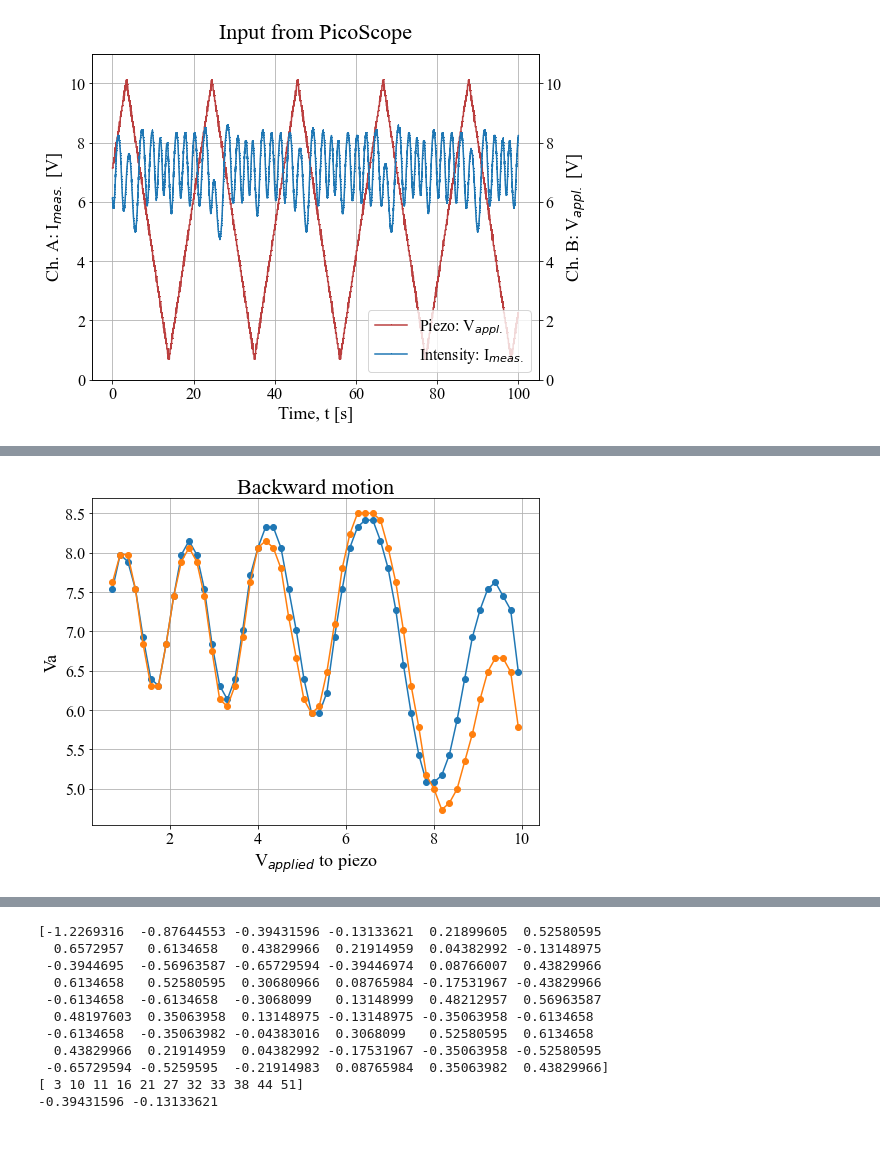
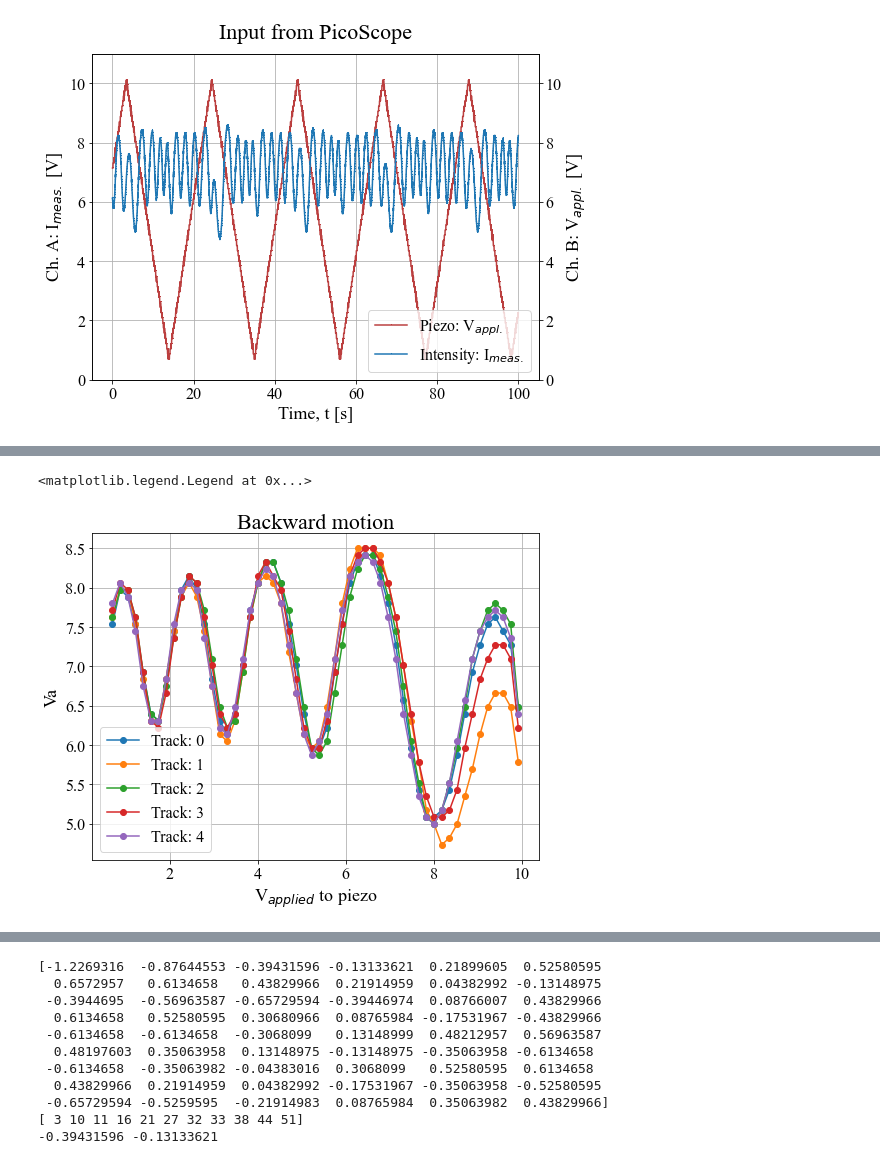
Before and after one commit to Neub28/Experimentel-Physics-2, a Jupyter notebook: Michelson-interferometer/Nicolai/Databehandling dag 1.ipynb, the cells around one changed output, grey strips where cells are left out. Cells and saved outputs as stored; diff of their text form; code cells hidden in the pictures.

```diff
--- a/Michelson-interferometer/Nicolai/Databehandling dag 1.ipynb
+++ b/Michelson-interferometer/Nicolai/Databehandling dag 1.ipynb
@@ -180,7 +189,7 @@ abe = 0
 nextrun = True
 i_prev = 0
 
-while(abe < 5):
+while(abe < 11):
     dy_init = 0
 
     forward_tracks = []
@@ -273,8 +282,6 @@ for track in backward_ts_list :
     Va_backward_list.append(Va)
 # %%
 fig, ax = plt.subplots(figsize=(8,6))
-
-#col_ar =
 
 ax.set_title("Forward motion")
 ax.set_xlabel("V$_{applied}$ to piezo")
@@ -282,7 +289,7 @@ ax.set_ylabel("Va")
 ax.grid()
 for index, Vb, Va in zip(range(len(forward_tracks_list)), forward_tracks_list, Va_forward_list) :
     Va_slope = np.gradient(Va)
-    ax.plot(Vb, Va, '-o', label="{}".format(index))
+    ax.plot(Vb, Va, '-o', label="Track: {}".format(index))
 ax.legend()
 # %% [output]
 <matplotlib.legend.Legend at 0x...>
@@ -290,10 +297,13 @@ ax.legend()
 # %%
 fig, ax = plt.subplots(figsize=(8,6))
 ax.set_title("Backward motion")
 ax.set_xlabel("V$_{applied}$ to piezo")
 ax.set_ylabel("Va")
 ax.grid()
-for Vb, Va in zip(backward_tracks_list, Va_backward_list) :
-    ax.plot(Vb, Va, '-o')
+for i, Vb, Va in zip(range(len(backward_tracks_list)), backward_tracks_list, Va_backward_list) :
+    ax.plot(Vb, Va, '-o', label='Track: {}'.format(i))
+
+ax.legend(loc = 'lower left')
 # %% [output]
+<matplotlib.legend.Legend at 0x...>
-[figure, old version]
+[figure, new version]
```
Also changed, not shown: parts of 22 cells of this notebook, 44 other files.
